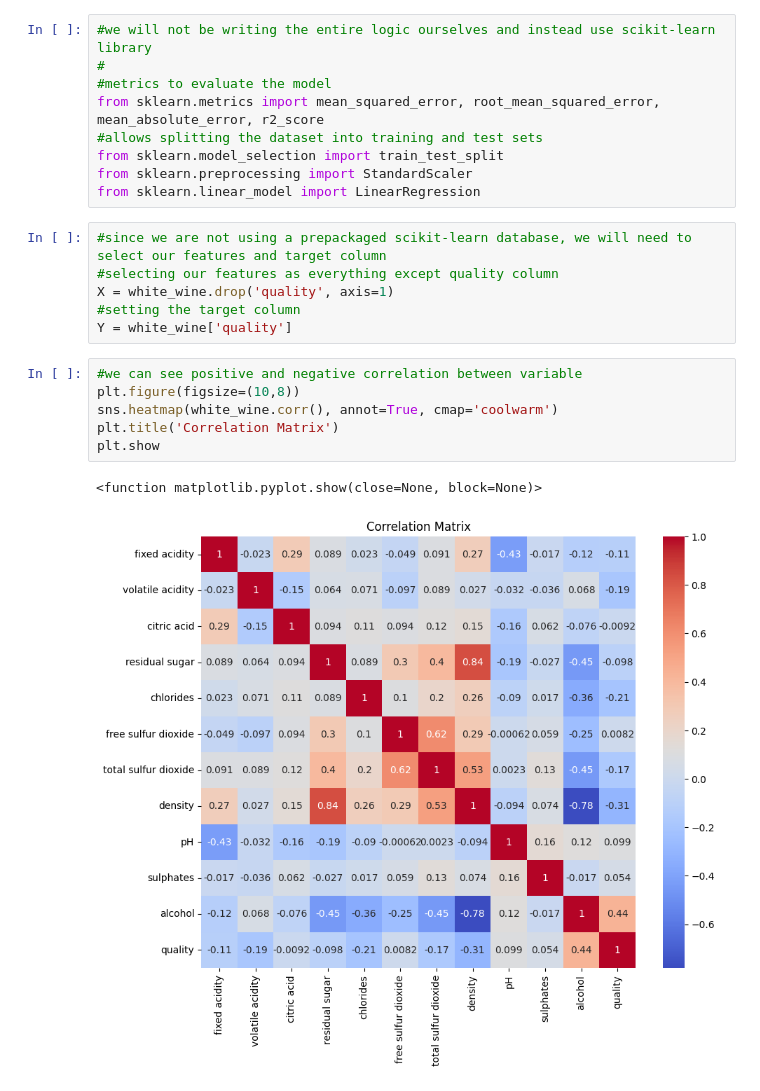
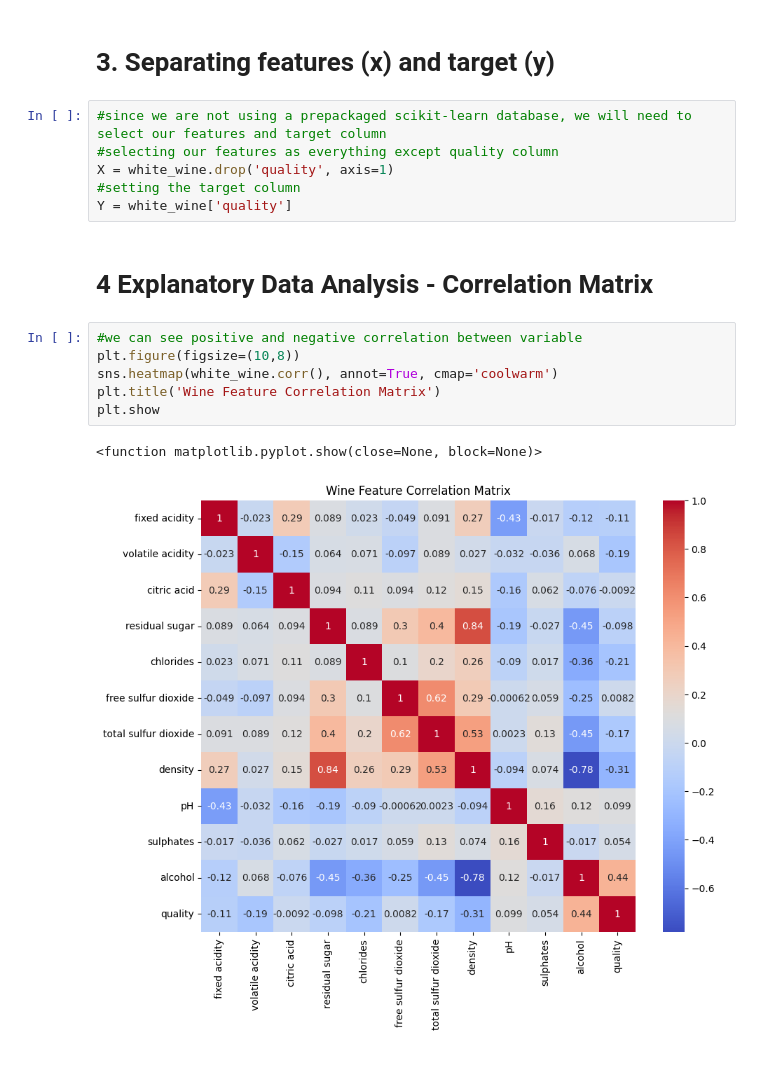
Before and after one commit to Grenki-with-cheese/CN6005_GroupProject_u2213935, a Jupyter notebook: LR_Model.ipynb, the cells around one changed output. Cells and saved outputs as stored; diff of their text form.

```diff
--- a/LR_Model.ipynb
+++ b/LR_Model.ipynb
@@ -45,27 +62,22 @@ sulphates               0
 alcohol                 0
 quality                 0
 dtype: int64
-# %%
-#we will not be writing the entire logic ourselves and instead use scikit-learn library
-#
-#metrics to evaluate the model
-from sklearn.metrics import mean_squared_error, root_mean_squared_error, mean_absolute_error, r2_score
-#allows splitting the dataset into training and test sets
-from sklearn.model_selection import train_test_split
-from sklearn.preprocessing import StandardScaler
-from sklearn.linear_model import LinearRegression
+# %% [markdown]
+# 3. Separating features (x) and target (y)
 # %%
 #since we are not using a prepackaged scikit-learn database, we will need to select our features and target column
 #selecting our features as everything except quality column
 X = white_wine.drop('quality', axis=1)
 #setting the target column
 Y = white_wine['quality']
+# %% [markdown]
+# 4 Explanatory Data Analysis - Correlation Matrix
 # %%
 #we can see positive and negative correlation between variable
 plt.figure(figsize=(10,8))
 sns.heatmap(white_wine.corr(), annot=True, cmap='coolwarm')
-plt.title('Correlation Matrix')
+plt.title('Wine Feature Correlation Matrix')
 plt.show
 # %% [output]
 <function matplotlib.pyplot.show(close=None, block=None)>
-[figure, old version]
+[figure, new version]
```
Also changed, not shown: parts of 17 cells of this notebook.
